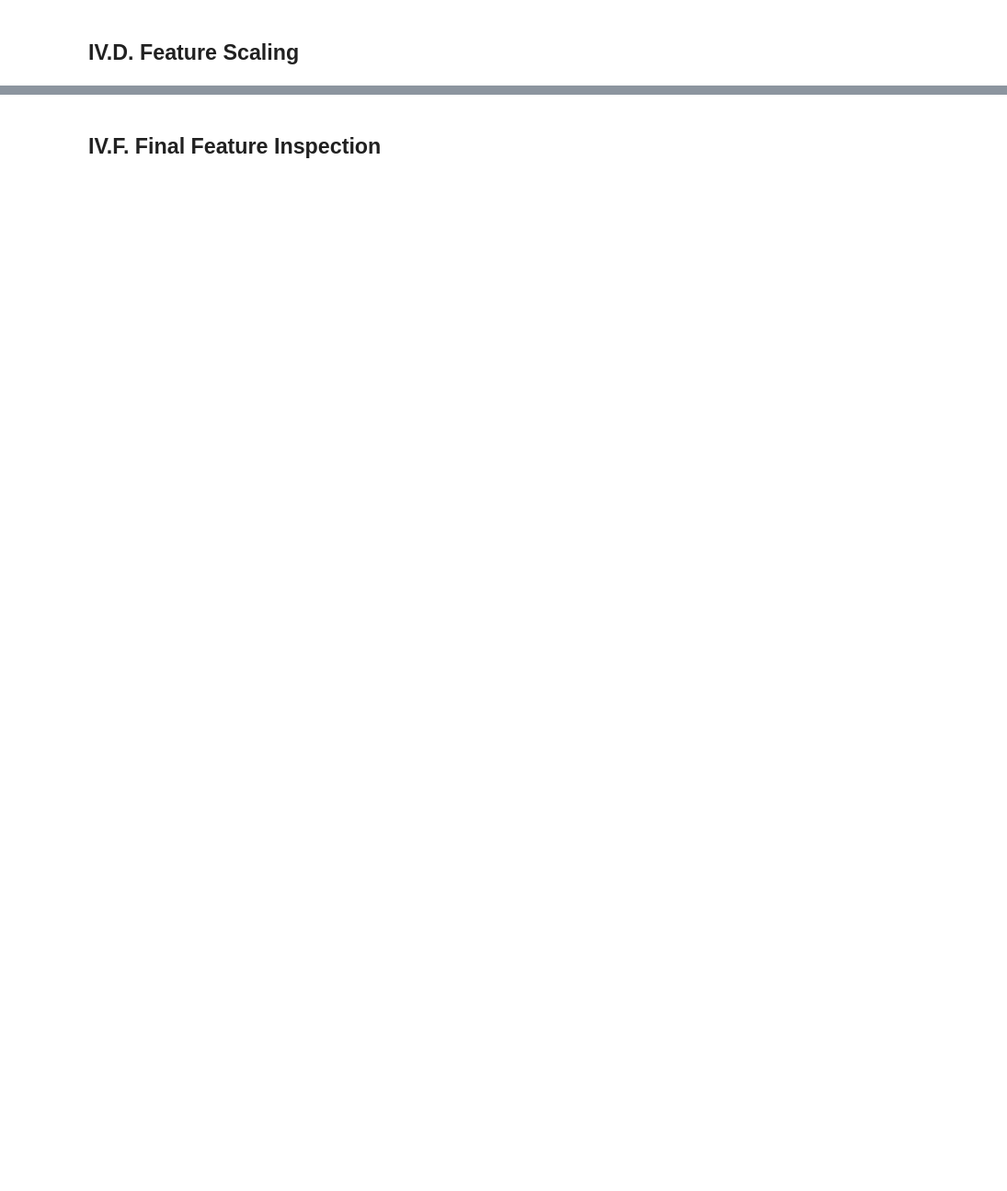
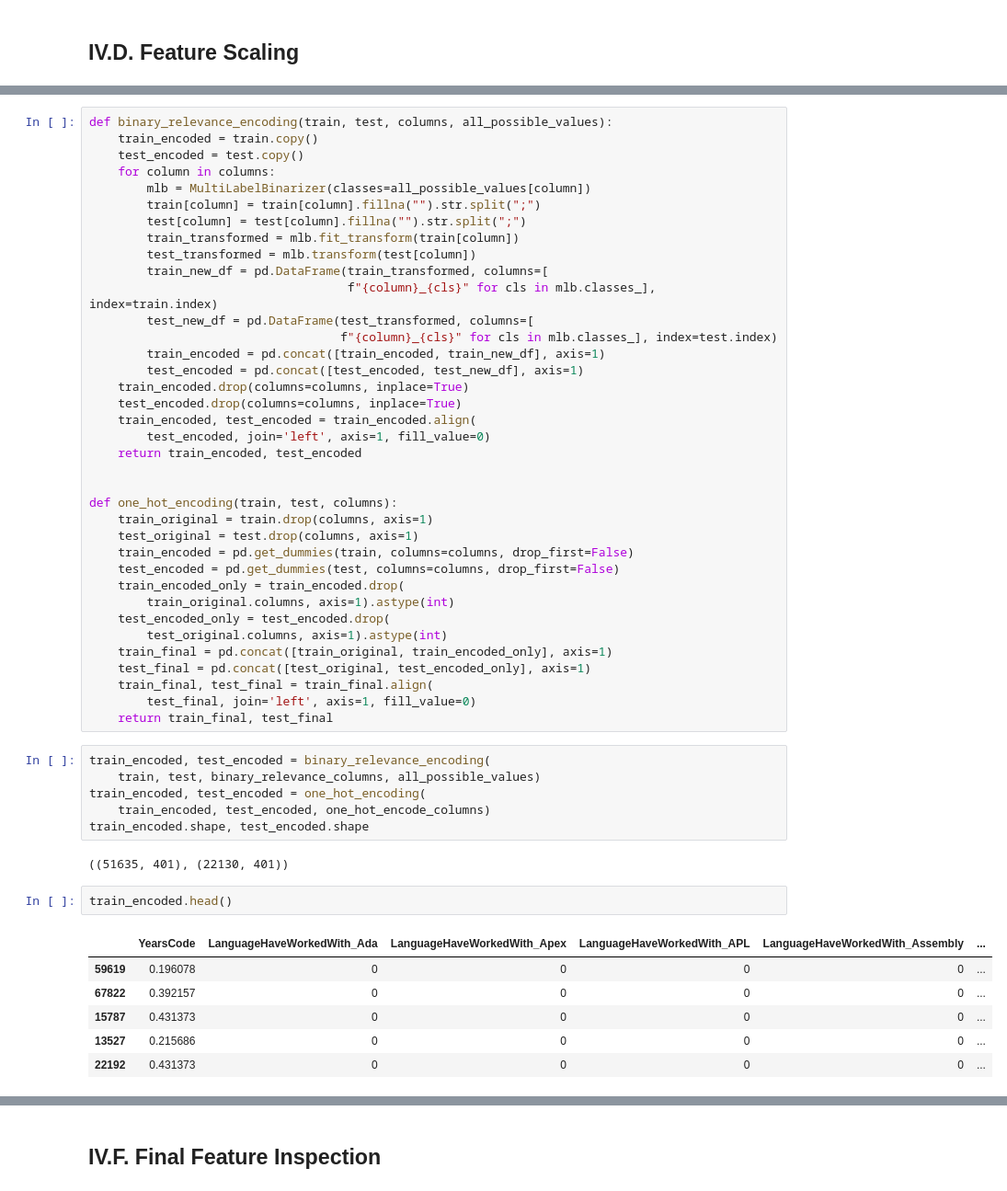
Before and after one commit to hardefarogonondo/tech-talent-recommendation-engine, a Jupyter notebook: notebooks/3_feature_engineering/feature_engineering.ipynb, the cells around one changed output, grey strips where cells are left out. Shown at 92% size. Cells and saved outputs as stored; diff of their text form; blank space fills up the shorter version.

```diff
--- a/notebooks/3_feature_engineering/feature_engineering.ipynb
+++ b/notebooks/3_feature_engineering/feature_engineering.ipynb
@@ -163,0 +202,54 @@ X_test.head()
+# %%
+def binary_relevance_encoding(train, test, columns, all_possible_values):
+    train_encoded = train.copy()
+    test_encoded = test.copy()
+    for column in columns:
+        mlb = MultiLabelBinarizer(classes=all_possible_values[column])
+        train[column] = train[column].fillna("").str.split(";")
+        test[column] = test[column].fillna("").str.split(";")
+        train_transformed = mlb.fit_transform(train[column])
+        test_transformed = mlb.transform(test[column])
+        train_new_df = pd.DataFrame(train_transformed, columns=[
+                                    f"{column}_{cls}" for cls in mlb.classes_], index=train.index)
+        test_new_df = pd.DataFrame(test_transformed, columns=[
+                                   f"{column}_{cls}" for cls in mlb.classes_], index=test.index)
+        train_encoded = pd.concat([train_encoded, train_new_df], axis=1)
+        test_encoded = pd.concat([test_encoded, test_new_df], axis=1)
+    train_encoded.drop(columns=columns, inplace=True)
+    test_encoded.drop(columns=columns, inplace=True)
+    train_encoded, test_encoded = train_encoded.align(
+        test_encoded, join='left', axis=1, fill_value=0)
+    return train_encoded, test_encoded
+
+
+def one_hot_encoding(train, test, columns):
+    train_original = train.drop(columns, axis=1)
+    test_original = test.drop(columns, axis=1)
+    train_encoded = pd.get_dummies(train, columns=columns, drop_first=False)
+    test_encoded = pd.get_dummies(test, columns=columns, drop_first=False)
+    train_encoded_only = train_encoded.drop(
+        train_original.columns, axis=1).astype(int)
+    test_encoded_only = test_encoded.drop(
+        test_original.columns, axis=1).astype(int)
+    train_final = pd.concat([train_original, train_encoded_only], axis=1)
+    test_final = pd.concat([test_original, test_encoded_only], axis=1)
+    train_final, test_final = train_final.align(
+        test_final, join='left', axis=1, fill_value=0)
+    return train_final, test_final
+# %%
+train_encoded, test_encoded = binary_relevance_encoding(
+    train, test, binary_relevance_columns, all_possible_values)
+train_encoded, test_encoded = one_hot_encoding(
+    train_encoded, test_encoded, one_hot_encode_columns)
+train_encoded.shape, test_encoded.shape
+# %% [output]
+((51635, 401), (22130, 401))
+# %%
+train_encoded.head()
+# %% [output]
+|  | YearsCode | LanguageHaveWorkedWith_Ada | LanguageHaveWorkedWith_Apex | LanguageHaveWorkedWith_APL | LanguageHaveWorkedWith_Assembly | ... |
+| 59619 | 0.196078 | 0 | 0 | 0 | 0 | ... |
+| 67822 | 0.392157 | 0 | 0 | 0 | 0 | ... |
+| 15787 | 0.431373 | 0 | 0 | 0 | 0 | ... |
+| 13527 | 0.215686 | 0 | 0 | 0 | 0 | ... |
+| 22192 | 0.431373 | 0 | 0 | 0 | 0 | ... |
```
Also changed, not shown: parts of 95 cells of this notebook.
